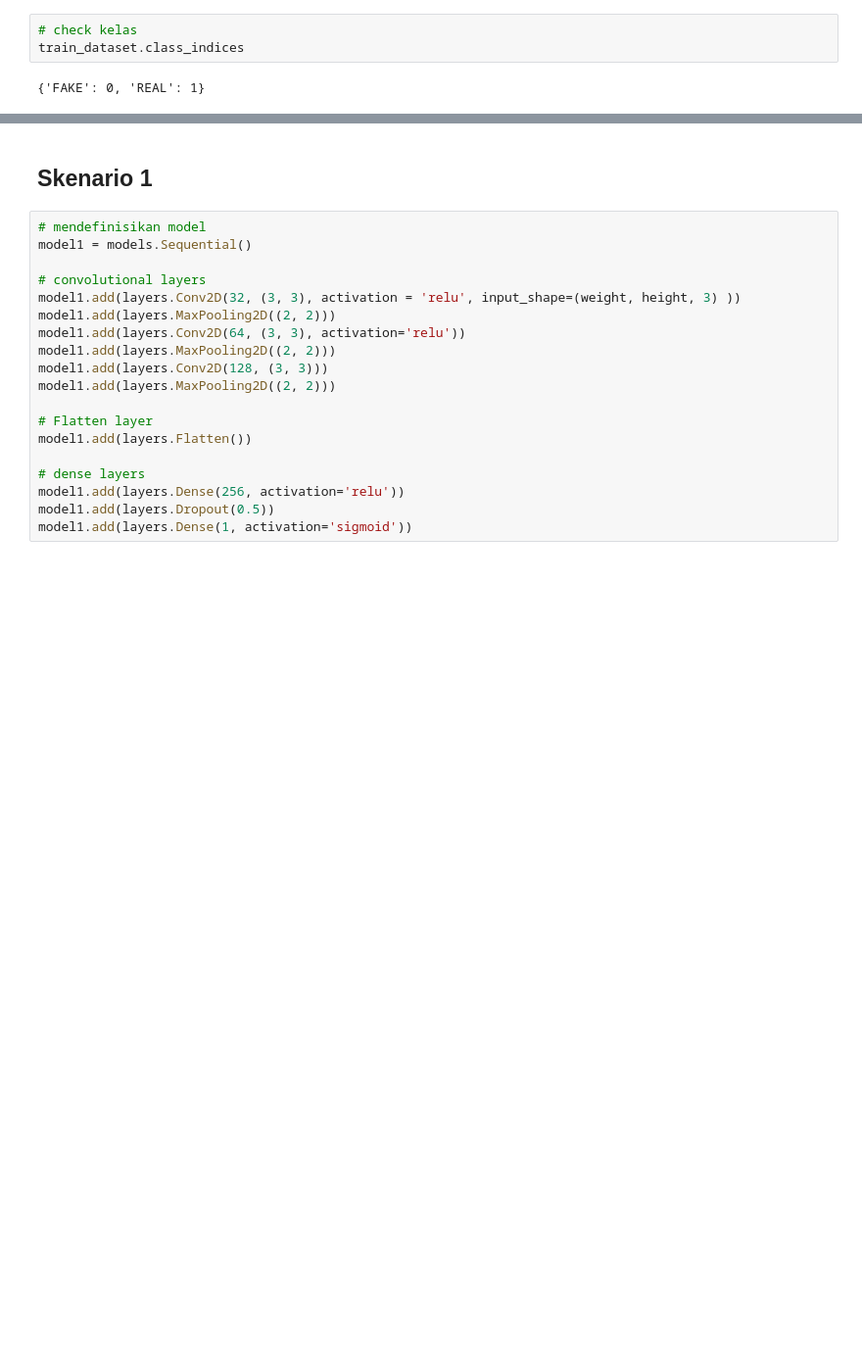
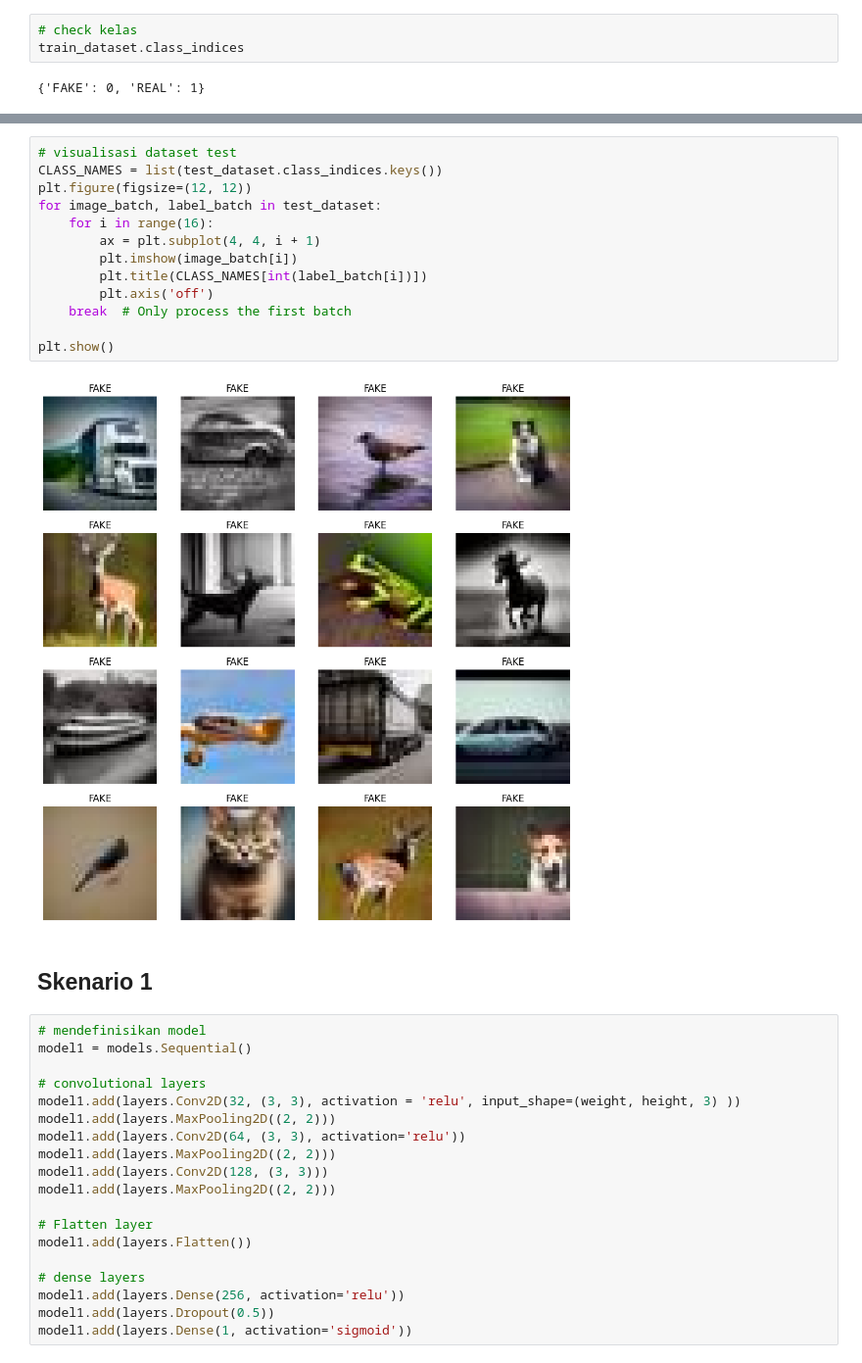
Before and after one commit to ariopurba/thesis, a Jupyter notebook: model-baru-fix.ipynb, the cells around one changed output, grey strips where cells are left out. Shown at 98% size. Drawn from its saved outputs; the diff is of its cells as text; blank space fills up the shorter version.

```diff
--- a/model-baru-fix.ipynb
+++ b/model-baru-fix.ipynb
@@ -119,3 +134,18 @@ train_dataset.class_indices
+# %%
+# visualisasi dataset test
+CLASS_NAMES = list(test_dataset.class_indices.keys())
+plt.figure(figsize=(12, 12))
+for image_batch, label_batch in test_dataset:
+    for i in range(16):
+        ax = plt.subplot(4, 4, i + 1)
+        plt.imshow(image_batch[i])
+        plt.title(CLASS_NAMES[int(label_batch[i])])
+        plt.axis('off')
+    break  # Only process the first batch
+
+plt.show()
+# %% [output]
+[figure, added]
 # %% [markdown]
 ## Skenario 1
 # %%
```
Also changed, not shown: parts of 36 cells of this notebook.
